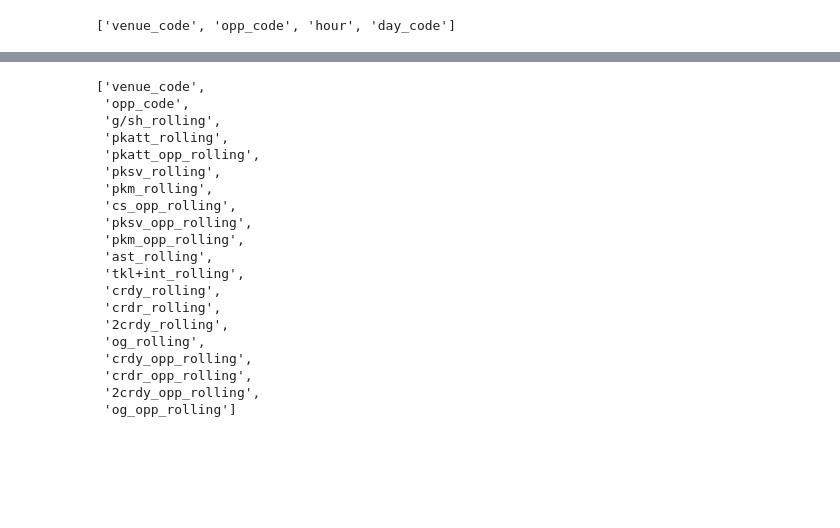
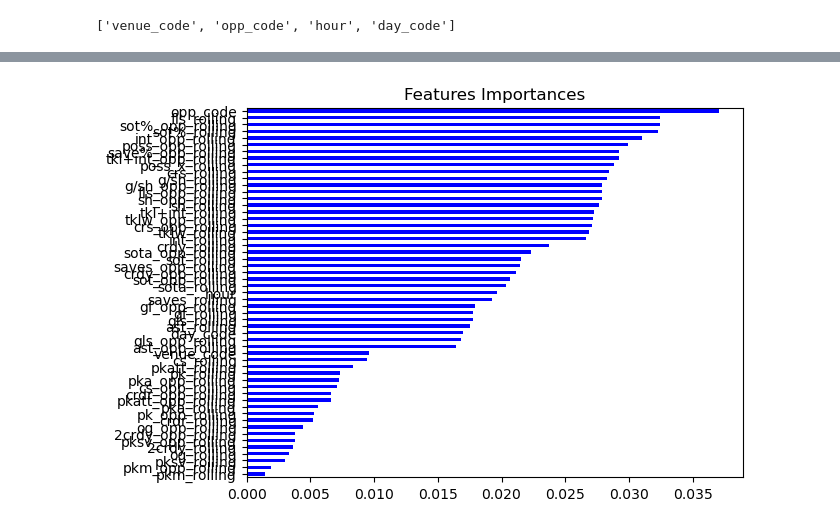
Before and after one commit to RaminVali/CL_WebScraping_ML_Prediction, a Jupyter notebook: Clean_Predict.ipynb, the cells around one changed output, grey strips where cells are left out. Drawn from its saved outputs; the diff is of its cells as text; code cells hidden in the pictures; blank space fills up the shorter version.

```diff
--- a/Clean_Predict.ipynb
+++ b/Clean_Predict.ipynb
@@ -302,23 +308,0 @@ predictors2 = [b for a, b in zip(sfs.get_support(), selected_cols) if a]
-# %%
-predictors2
-# %% [output]
-['venue_code',
- 'opp_code',
- 'g/sh_rolling',
- 'pkatt_rolling',
- 'pkatt_opp_rolling',
- 'pksv_rolling',
- 'pkm_rolling',
- 'cs_opp_rolling',
- 'pksv_opp_rolling',
- 'pkm_opp_rolling',
- 'ast_rolling',
- 'tkl+int_rolling',
- 'crdy_rolling',
- 'crdr_rolling',
- '2crdy_rolling',
- 'og_rolling',
- 'crdy_opp_rolling',
- 'crdr_opp_rolling',
- '2crdy_opp_rolling',
- 'og_opp_rolling']
@@ -328,0 +309,11 @@ predictors2=['venue_code','opp_code','g/sh_rolling','pkatt_rolling','pkatt_opp_r
+# %%
+importance = pd.Series(data=importances,
+                        index=  all_cols)
+# Sort importances
+importances_sorted = importance.sort_values()
+# Draw a horizontal barplot of importances_sorted
+importances_sorted.plot(kind='barh', color='blue')
+plt.title('Features Importances')
+plt.show()
+# %% [output]
+[figure, added]
```
Also changed, not shown: parts of 47 cells of this notebook, 2 other files.
